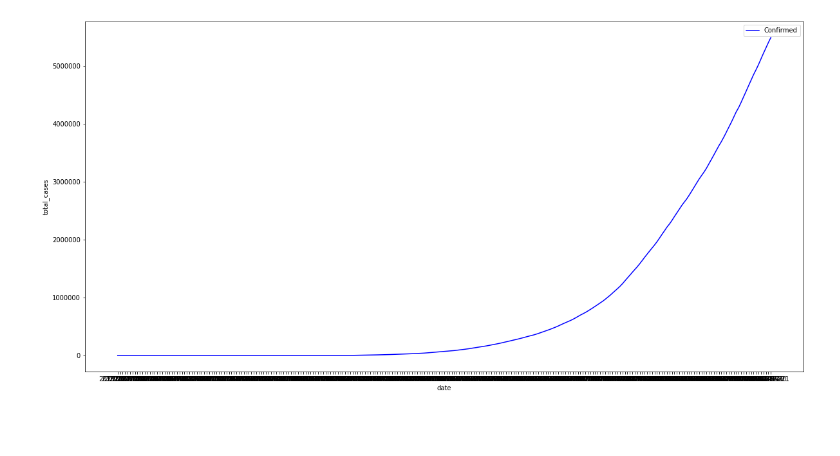
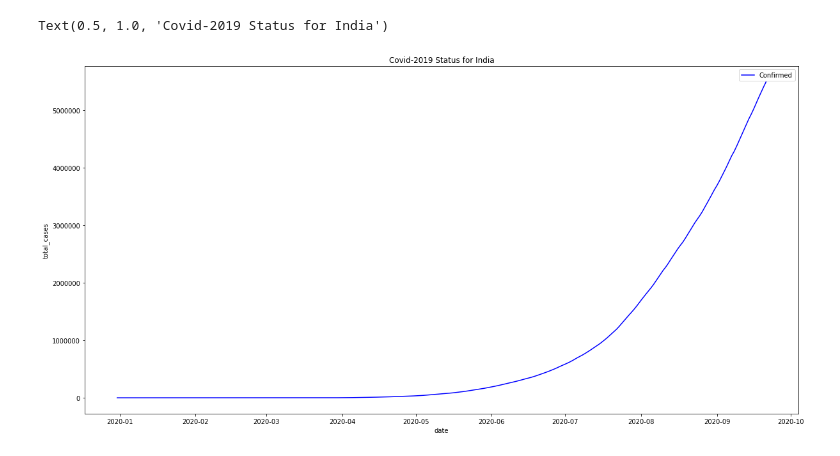
Before and after one commit to darekarsam/covidTimeSeries, a Jupyter notebook: covidTS.ipynb, the cells around one changed output. Cells and saved outputs as stored; diff of their text form; code cells hidden in the pictures; blank space fills up the shorter version.

```diff
--- a/covidTS.ipynb
+++ b/covidTS.ipynb
@@ -20,4 +15,4 @@ indiaData = data[data.location=='India']
 # %%
 indiaData.head()
-indiaData.date = pd.to_datetime(cases.Date, format='%d/%m/%y')
+indiaData.date = pd.to_datetime(indiaData.date, format='%Y-%m-%d')
 # %% [output]
@@ -31,6 +24,7 @@ indiaData.date = pd.to_datetime(cases.Date, format='%d/%m/%y')
 # %%
 plt.figure(figsize=(20, 10))
 ax = sns.lineplot(x='date', y='total_cases', data=indiaData, label='Confirmed', color='blue')
-plt.title('Covid-2019 Status for India as of 04/06')
+plt.title('Covid-2019 Status for India')
 # %% [output]
+Text(0.5, 1.0, 'Covid-2019 Status for India')
-[figure, old version]
+[figure, new version]
```
Also changed, not shown: parts of 8 cells of this notebook.
